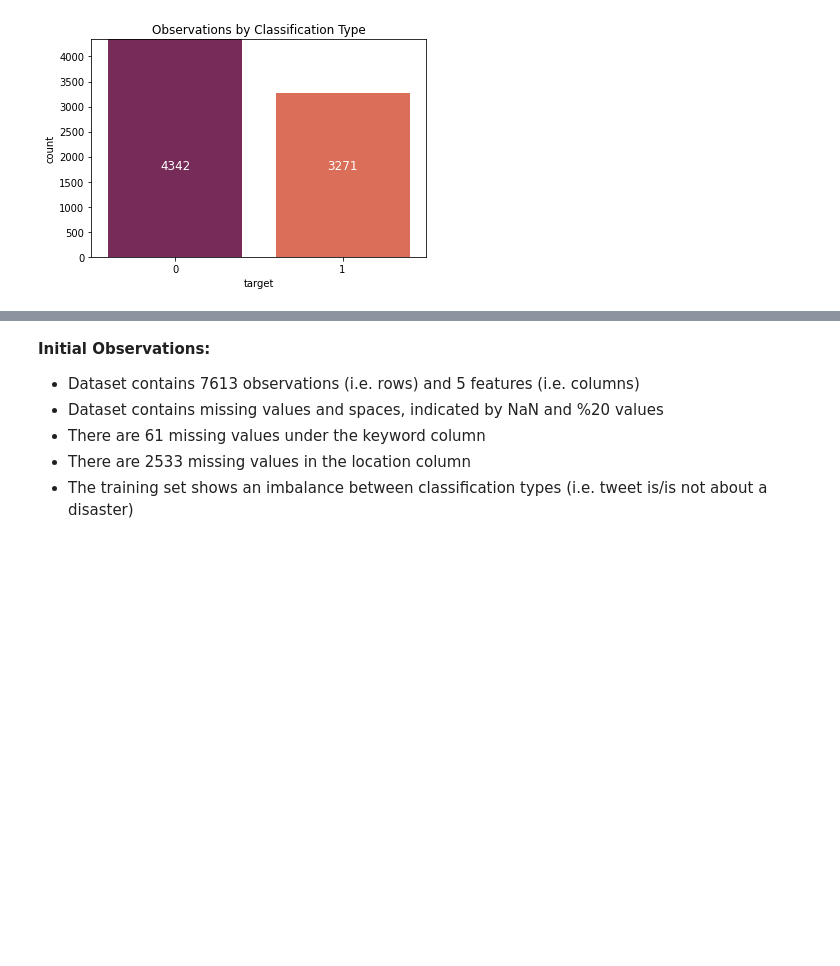
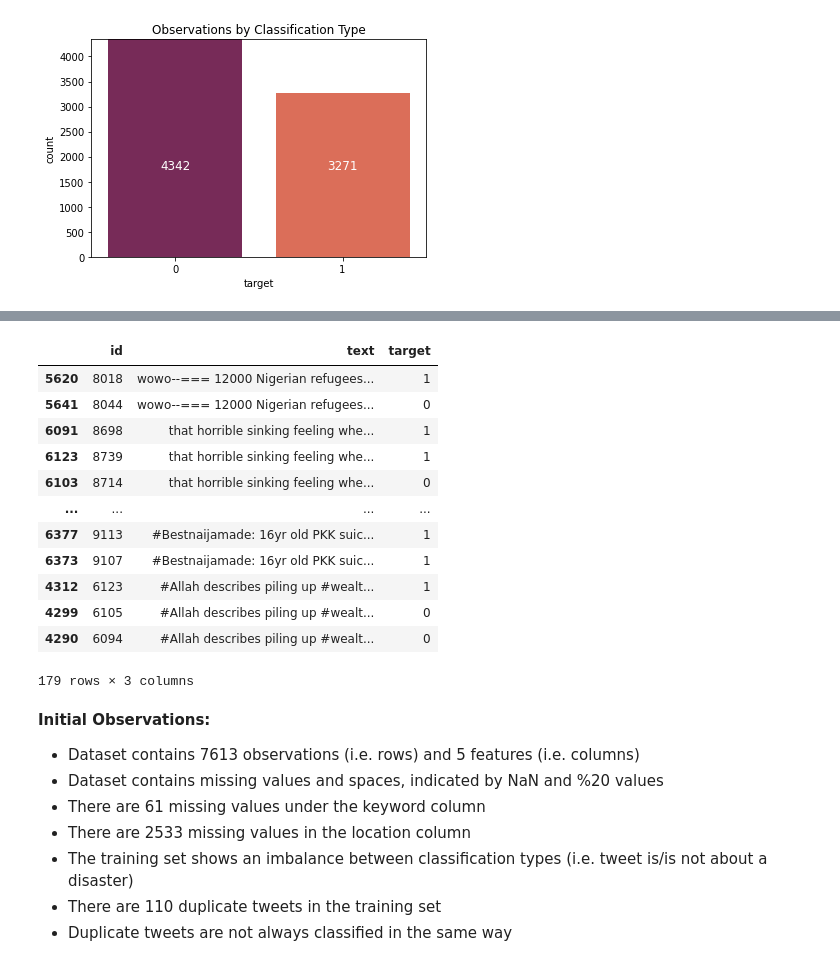
Before and after one commit to benon33/w207-final, a Jupyter notebook: EK_EDA.ipynb, the cells around one changed output, grey strips where cells are left out. Drawn from its saved outputs; the diff is of its cells as text; code cells hidden in the pictures; blank space fills up the shorter version.

```diff
--- a/EK_EDA.ipynb
+++ b/EK_EDA.ipynb
@@ -73,3 +113,23 @@ plt.show()
+# %%
+#check if duplicates are classified the same way
+
+dups = df[df.duplicate_tweet == 'yes']
+dups2 = dups[['id', 'text', 'target']].sort_values(by='text', ascending=False)
+dups2
+# %% [output]
+|  | id | text | target |
+| 5620 | 8018 | wowo--=== 12000 Nigerian refugees... | 1 |
+| 5641 | 8044 | wowo--=== 12000 Nigerian refugees... | 0 |
+| 6091 | 8698 | that horrible sinking feeling whe... | 1 |
+| 6123 | 8739 | that horrible sinking feeling whe... | 1 |
+| 6103 | 8714 | that horrible sinking feeling whe... | 0 |
+| ... | ... | ... | ... |
+| 6377 | 9113 | #Bestnaijamade: 16yr old PKK suic... | 1 |
+| 6373 | 9107 | #Bestnaijamade: 16yr old PKK suic... | 1 |
+| 4312 | 6123 | #Allah describes piling up #wealt... | 1 |
+| 4299 | 6105 | #Allah describes piling up #wealt... | 0 |
+| 4290 | 6094 | #Allah describes piling up #wealt... | 0 |
+179 rows × 3 columns
 # %% [markdown]
 **Initial Observations:**
 
@@ -78,5 +138,7 @@ plt.show()
 *   There are 61 missing values under the keyword column
 *   There are 2533 missing values in the location column
 *   The training set shows an imbalance between classification types (i.e. tweet is/is not about a disaster)
+*   There are 110 duplicate tweets in the training set
+*   Duplicate tweets are not always classified in the same way
 # %%
 #data cleaning
```
Also changed, not shown: parts of 7 cells of this notebook.
